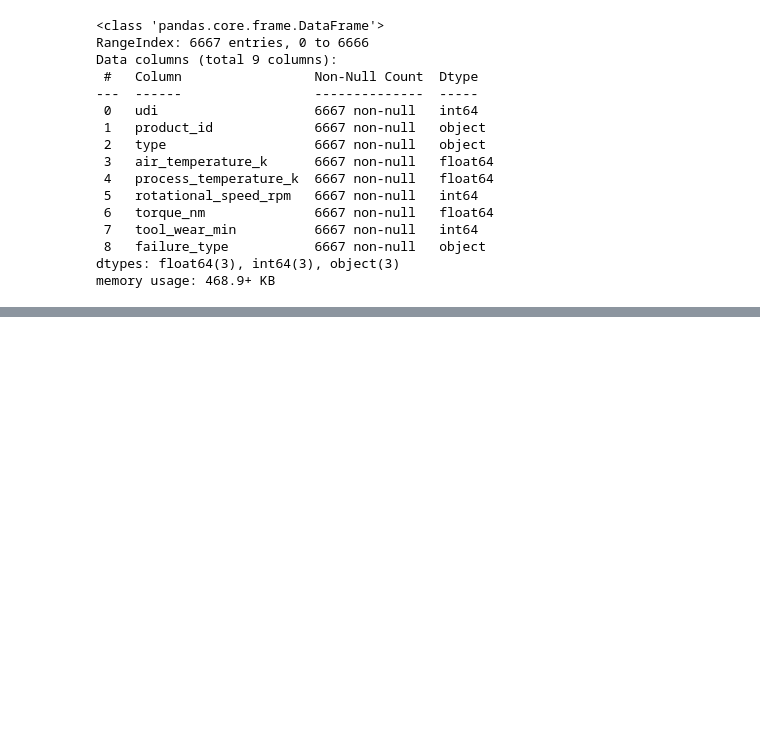
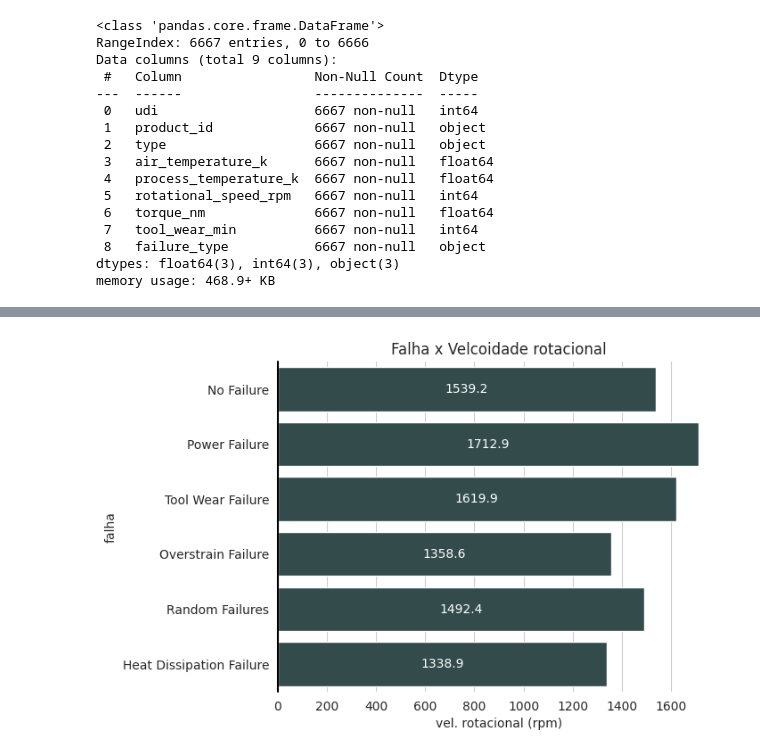
Before and after one commit to c-Tos1wa/preventive_maintenace, a Jupyter notebook: data_analysis.ipynb, the cells around one changed output, grey strips where cells are left out. Cells and saved outputs as stored; diff of their text form; code cells hidden in the pictures; blank space fills up the shorter version.

```diff
--- a/data_analysis.ipynb
+++ b/data_analysis.ipynb
@@ -170,0 +90,4 @@ plt.show()
+# %%
+plot(db.rotational_speed_rpm, 'darkslategrey', 'Falha x Velcoidade rotacional', 'vel. rotacional (rpm)' )
+# %% [output]
+[figure, added]
```
Also changed, not shown: parts of 13 cells of this notebook.
